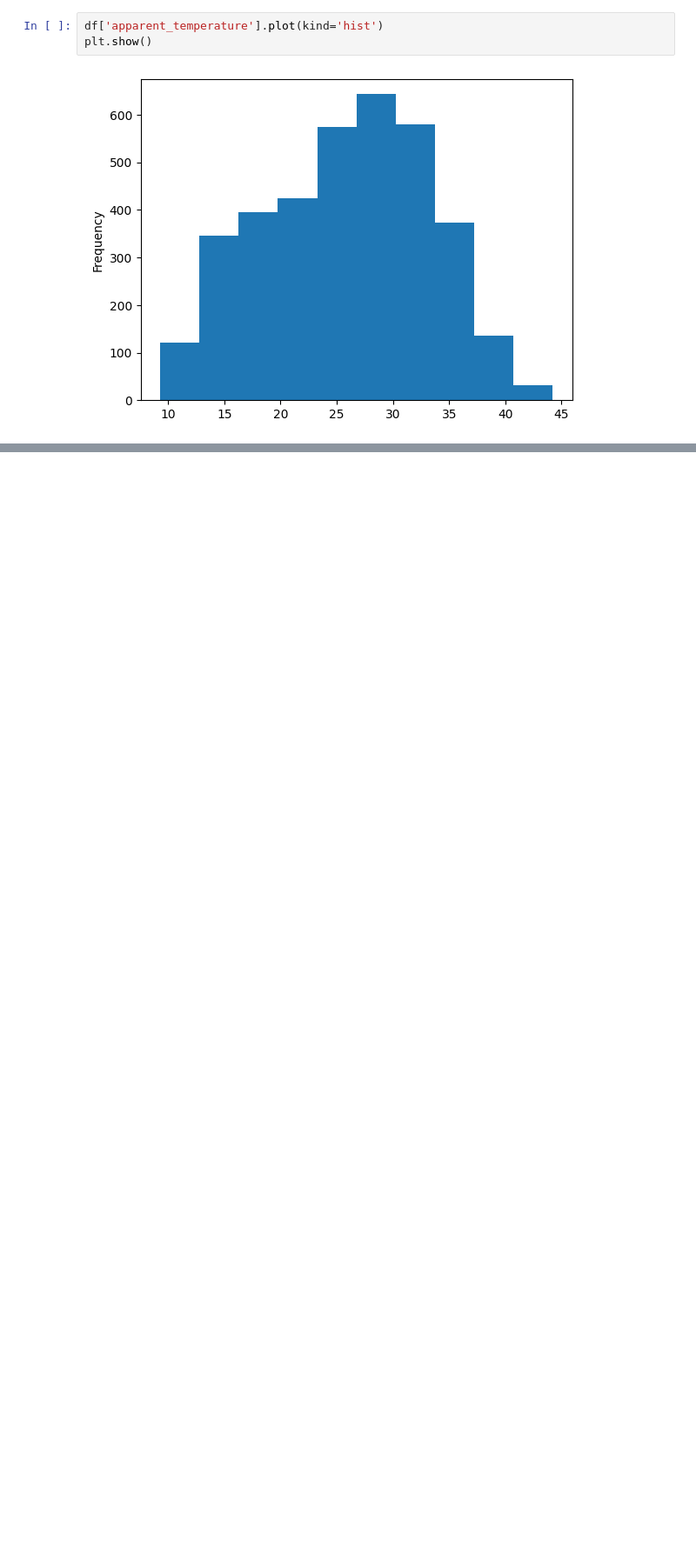
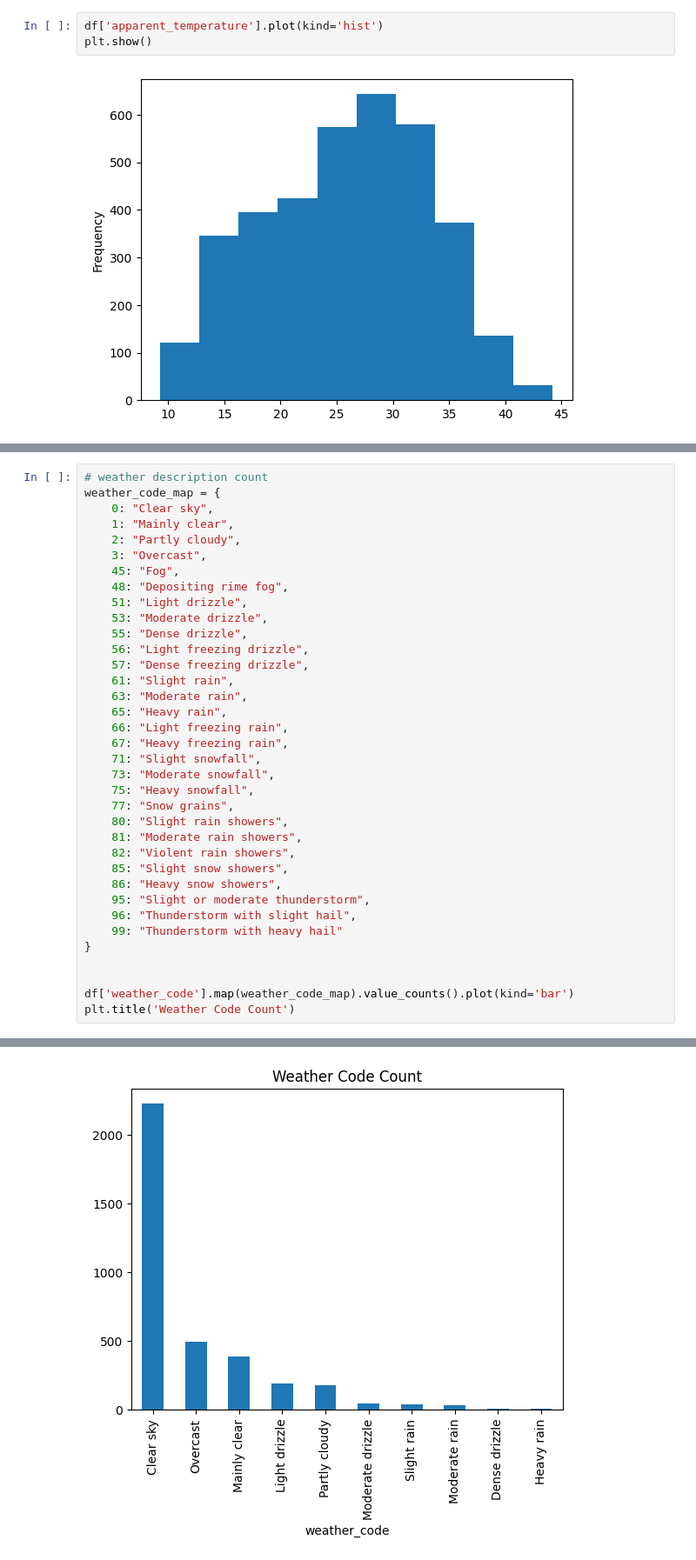
Before and after one commit to shahriar0999/weather_forecasting_end2end, a Jupyter notebook: notebooks/experiments1.ipynb, the cells around one changed output, grey strips where cells are left out. Shown: that part at 87% size. Cells and saved outputs as stored; diff of their text form; blank space fills up the shorter version.

```diff
--- a/notebooks/experiments1.ipynb
+++ b/notebooks/experiments1.ipynb
@@ -169,0 +178,37 @@ plt.show()
+# %%
+# weather description count
+weather_code_map = {
+    0: "Clear sky",
+    1: "Mainly clear",
+    2: "Partly cloudy",
+    3: "Overcast",
+    45: "Fog",
+    48: "Depositing rime fog",
+    51: "Light drizzle",
+    53: "Moderate drizzle",
+    55: "Dense drizzle",
+    56: "Light freezing drizzle",
+    57: "Dense freezing drizzle",
+    61: "Slight rain",
+    63: "Moderate rain",
+    65: "Heavy rain",
+    66: "Light freezing rain",
+    67: "Heavy freezing rain",
+    71: "Slight snowfall",
+    73: "Moderate snowfall",
+    75: "Heavy snowfall",
+    77: "Snow grains",
+    80: "Slight rain showers",
+    81: "Moderate rain showers",
+    82: "Violent rain showers",
+    85: "Slight snow showers",
+    86: "Heavy snow showers",
+    95: "Slight or moderate thunderstorm",
+    96: "Thunderstorm with slight hail",
+    99: "Thunderstorm with heavy hail"
+}
+
+
+df['weather_code'].map(weather_code_map).value_counts().plot(kind='bar')
+plt.title('Weather Code Count')
+# %% [output]
@@ -169,0 +216 @@ plt.show()
+[figure, added]
```
Also changed, not shown: parts of 19 cells of this notebook.
